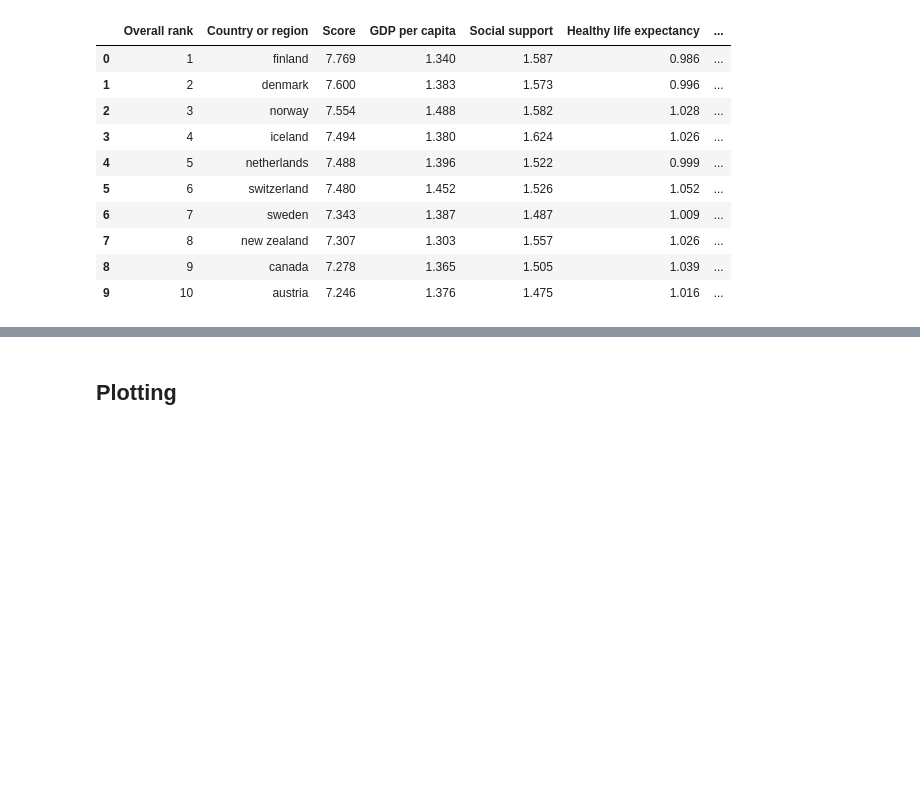
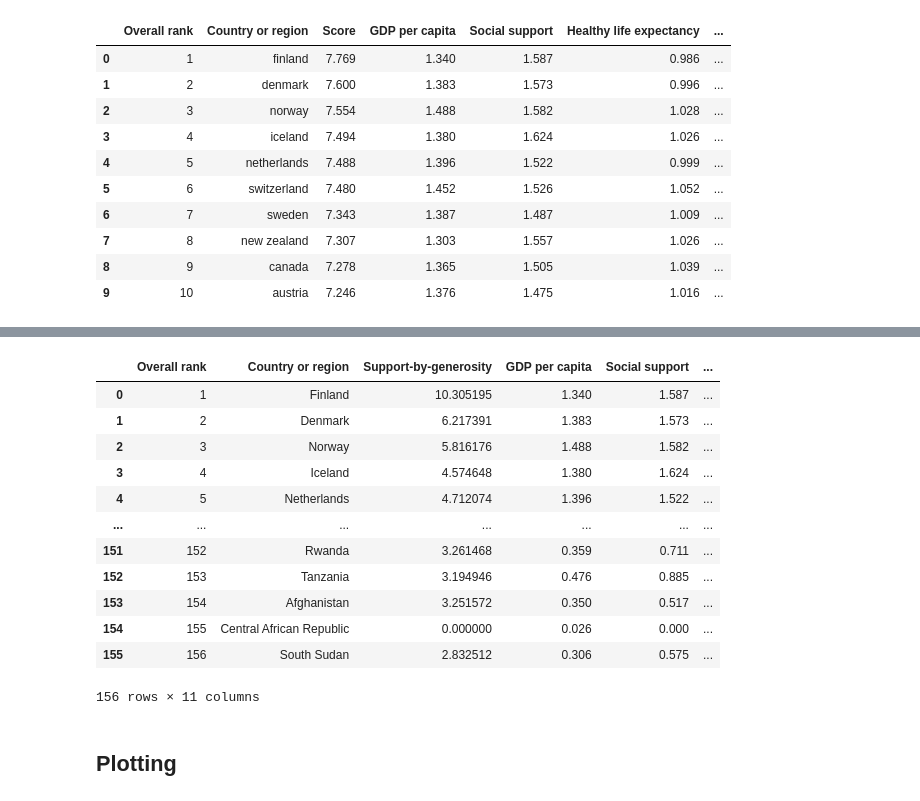
Before and after one commit to erelsgl-at-ariel/research-5784, a Jupyter notebook: 06-python-databases/code/1-pandas/pandas.ipynb, the cells around one changed output, grey strips where cells are left out. Saved outputs shown, nothing was run; the diff lists cells and outputs as text; code cells hidden in the pictures; blank space fills up the shorter version.

```diff
--- a/06-python-databases/code/1-pandas/pandas.ipynb
+++ b/06-python-databases/code/1-pandas/pandas.ipynb
@@ -312,3 +394,25 @@ df
+# %%
+# swap columns ?
+# temp = df['Support-by-generosity']
+# df['Support-by-generosity'] = df['Score']
+# df['Score'] = temp
+
+# df = df.rename(columns={"Support-by-generosity": "Score", "Score": "Support-by-generosity"})
+df
+# %% [output]
+|  | Overall rank | Country or region | Support-by-generosity | GDP per capita | Social support | ... |
+| 0 | 1 | Finland | 10.305195 | 1.340 | 1.587 | ... |
+| 1 | 2 | Denmark | 6.217391 | 1.383 | 1.573 | ... |
+| 2 | 3 | Norway | 5.816176 | 1.488 | 1.582 | ... |
+| 3 | 4 | Iceland | 4.574648 | 1.380 | 1.624 | ... |
+| 4 | 5 | Netherlands | 4.712074 | 1.396 | 1.522 | ... |
+| ... | ... | ... | ... | ... | ... | ... |
+| 151 | 152 | Rwanda | 3.261468 | 0.359 | 0.711 | ... |
+| 152 | 153 | Tanzania | 3.194946 | 0.476 | 0.885 | ... |
+| 153 | 154 | Afghanistan | 3.251572 | 0.350 | 0.517 | ... |
+| 154 | 155 | Central African Republic | 0.000000 | 0.026 | 0.000 | ... |
+| 155 | 156 | South Sudan | 2.832512 | 0.306 | 0.575 | ... |
+156 rows × 11 columns
 # %% [markdown]
 ## Plotting
 # %%
```
Also changed, not shown: parts of 12 cells of this notebook, 8 other files.
